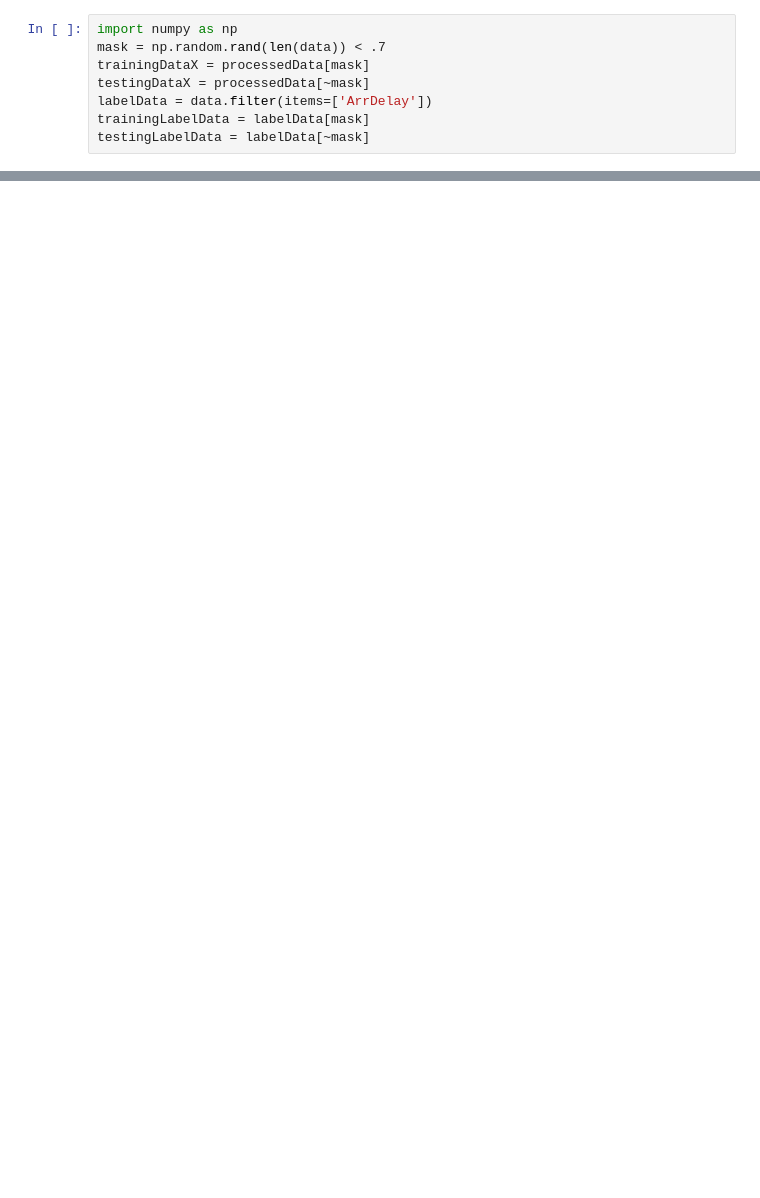
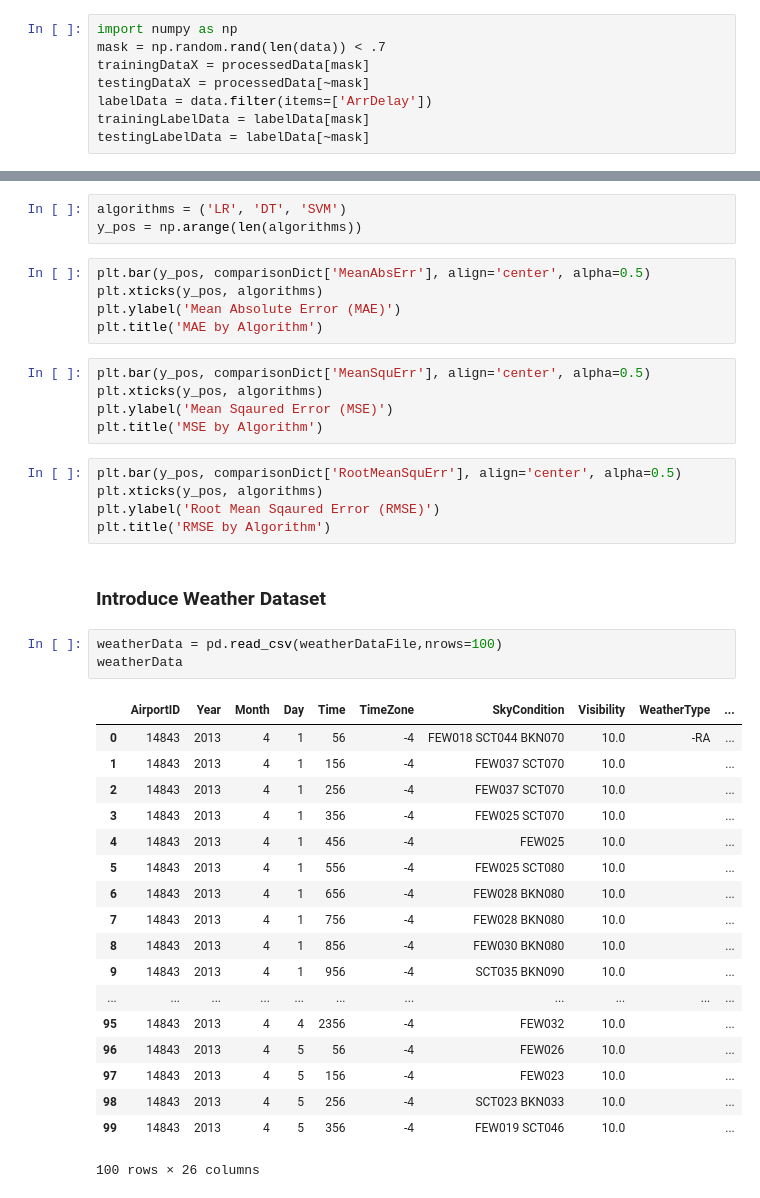
Before and after one commit to npalacio/IntroToAI, a Jupyter notebook: Homework/Project/Work/Flight Prediction.ipynb, the cells around one changed output, grey strips where cells are left out. Saved outputs shown, nothing was run; the diff lists cells and outputs as text; blank space fills up the shorter version.

```diff
--- a/Homework/Project/Work/Flight Prediction.ipynb
+++ b/Homework/Project/Work/Flight Prediction.ipynb
@@ -139,0 +197,42 @@ trainingDataX
+# %%
+algorithms = ('LR', 'DT', 'SVM')
+y_pos = np.arange(len(algorithms))
+# %%
+plt.bar(y_pos, comparisonDict['MeanAbsErr'], align='center', alpha=0.5)
+plt.xticks(y_pos, algorithms)
+plt.ylabel('Mean Absolute Error (MAE)')
+plt.title('MAE by Algorithm')
+# %%
+plt.bar(y_pos, comparisonDict['MeanSquErr'], align='center', alpha=0.5)
+plt.xticks(y_pos, algorithms)
+plt.ylabel('Mean Sqaured Error (MSE)')
+plt.title('MSE by Algorithm')
+# %%
+plt.bar(y_pos, comparisonDict['RootMeanSquErr'], align='center', alpha=0.5)
+plt.xticks(y_pos, algorithms)
+plt.ylabel('Root Mean Sqaured Error (RMSE)')
+plt.title('RMSE by Algorithm')
+# %% [markdown]
+### Introduce Weather Dataset
+# %%
+weatherData = pd.read_csv(weatherDataFile,nrows=100)
+weatherData
+# %% [output]
+|  | AirportID | Year | Month | Day | Time | TimeZone | SkyCondition | Visibility | WeatherType | ... |
+| 0 | 14843 | 2013 | 4 | 1 | 56 | -4 | FEW018 SCT044 BKN070 | 10.0 | -RA | ... |
+| 1 | 14843 | 2013 | 4 | 1 | 156 | -4 | FEW037 SCT070 | 10.0 |  | ... |
+| 2 | 14843 | 2013 | 4 | 1 | 256 | -4 | FEW037 SCT070 | 10.0 |  | ... |
+| 3 | 14843 | 2013 | 4 | 1 | 356 | -4 | FEW025 SCT070 | 10.0 |  | ... |
+| 4 | 14843 | 2013 | 4 | 1 | 456 | -4 | FEW025 | 10.0 |  | ... |
+| 5 | 14843 | 2013 | 4 | 1 | 556 | -4 | FEW025 SCT080 | 10.0 |  | ... |
+| 6 | 14843 | 2013 | 4 | 1 | 656 | -4 | FEW028 BKN080 | 10.0 |  | ... |
+| 7 | 14843 | 2013 | 4 | 1 | 756 | -4 | FEW028 BKN080 | 10.0 |  | ... |
+| 8 | 14843 | 2013 | 4 | 1 | 856 | -4 | FEW030 BKN080 | 10.0 |  | ... |
+| 9 | 14843 | 2013 | 4 | 1 | 956 | -4 | SCT035 BKN090 | 10.0 |  | ... |
+| ... | ... | ... | ... | ... | ... | ... | ... | ... | ... | ... |
+| 95 | 14843 | 2013 | 4 | 4 | 2356 | -4 | FEW032 | 10.0 |  | ... |
+| 96 | 14843 | 2013 | 4 | 5 | 56 | -4 | FEW026 | 10.0 |  | ... |
+| 97 | 14843 | 2013 | 4 | 5 | 156 | -4 | FEW023 | 10.0 |  | ... |
+| 98 | 14843 | 2013 | 4 | 5 | 256 | -4 | SCT023 BKN033 | 10.0 |  | ... |
+| 99 | 14843 | 2013 | 4 | 5 | 356 | -4 | FEW019 SCT046 | 10.0 |  | ... |
+100 rows × 26 columns
```
Also changed, not shown: parts of 24 cells of this notebook.
